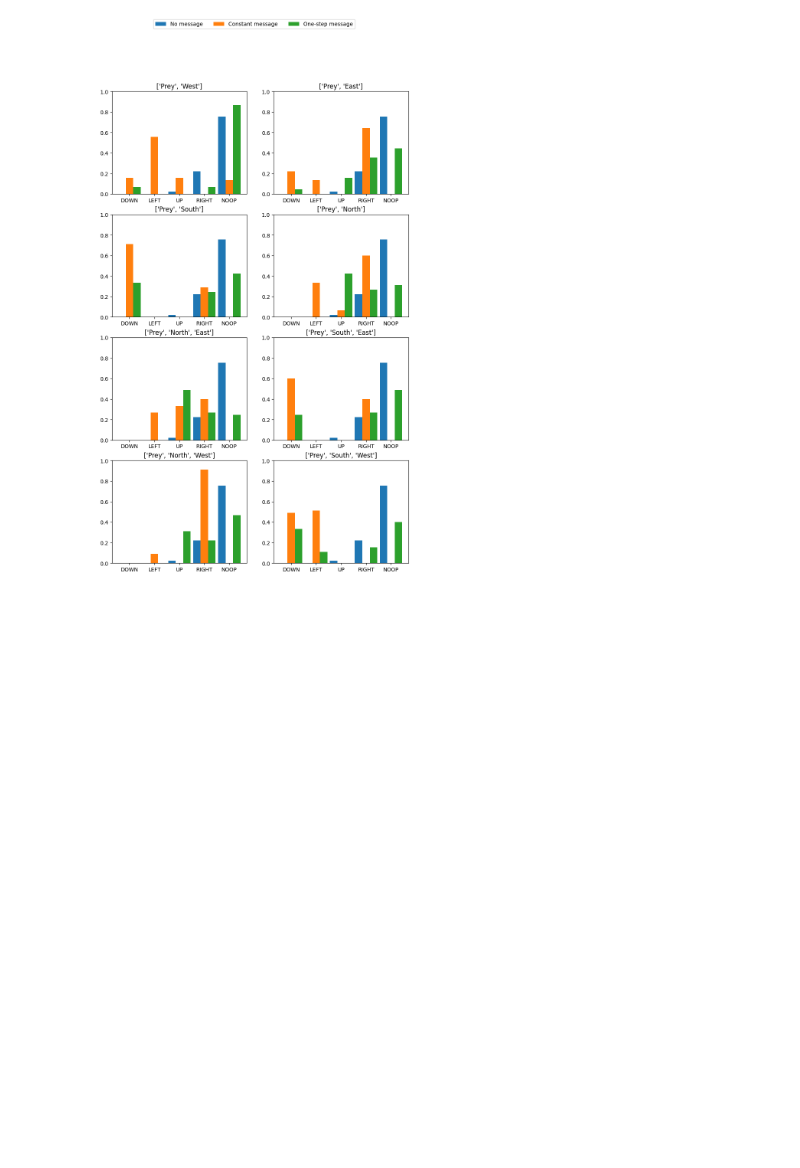
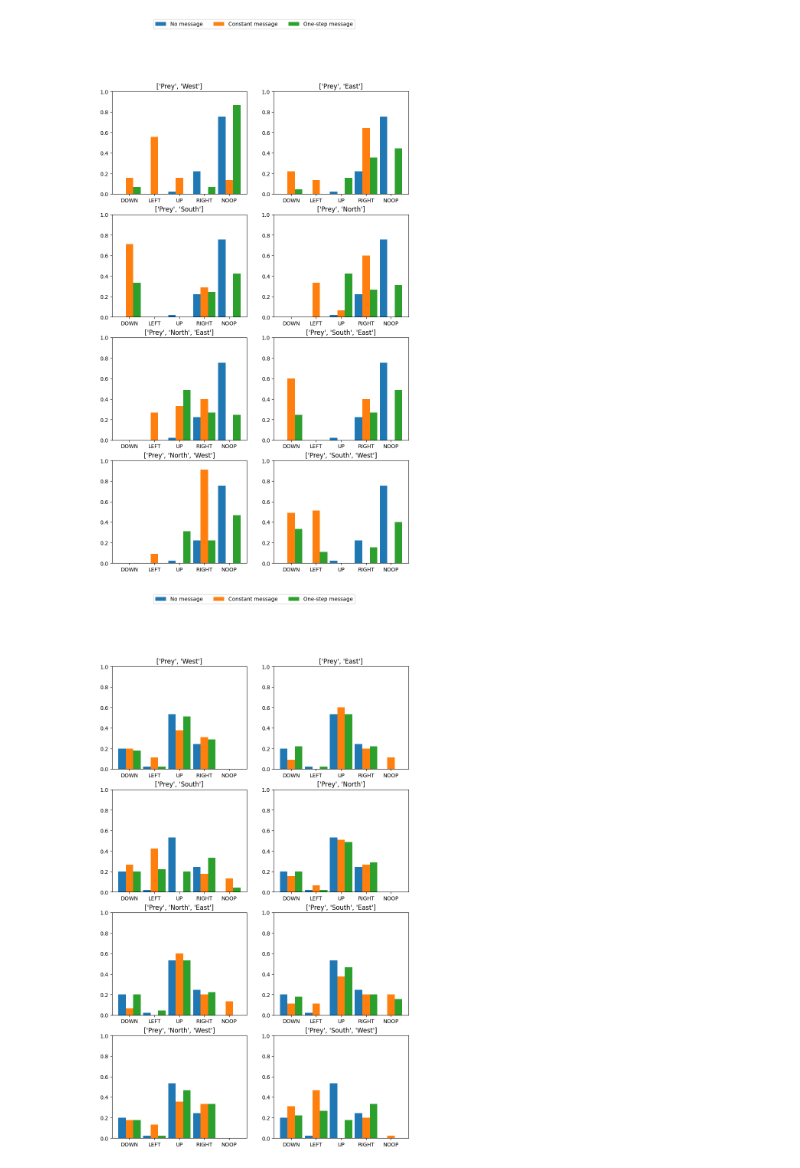
Before and after one commit to Maxtoq/MADRL-PhD-Thesis-Code, a Jupyter notebook: results/LAMARL Eval.ipynb, the cells around one changed output. Drawn from its saved outputs; the diff is of its cells as text; code cells hidden in the pictures; blank space fills up the shorter version.

```diff
--- a/results/LAMARL Eval.ipynb
+++ b/results/LAMARL Eval.ipynb
@@ -334,3 +334,7 @@ plot("../results/data/lamarl_interact/9o5_Diff_langsup0_center")
 plot("../results/data/lamarl_interact/9o5_Diff_langsup5_center")
 # %% [output]
 [figure]
+# %%
+plot("../results/data/lamarl_interact/9o5SA_Diff_langsup4_center")
+# %% [output]
+[figure, added]
```
Also changed, not shown: 11 other files.
